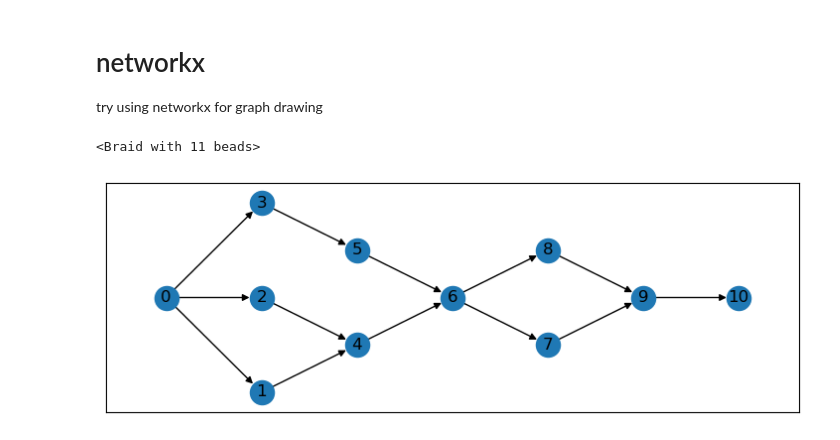
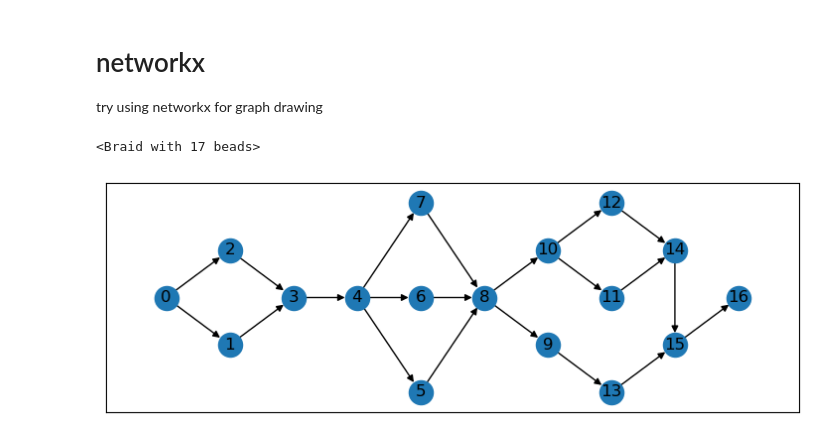
Before and after one commit to samkennerly/braidcoin, a Jupyter notebook: books/networkx.ipynb, the cells around one changed output. Cells and saved outputs as stored; diff of their text form; code cells hidden in the pictures.

Commit message:
Plot a more complex braid

```diff
--- a/books/networkx.ipynb
+++ b/books/networkx.ipynb
@@ -13,30 +13,28 @@ from minernet import *
 # %%
 beads = [
     Bead(0),
-    Bead(1, parents=(0,)),
-    Bead(2, parents=(0,)),
-    Bead(3, parents=(0,)),
-    Bead(4, parents=(1,2)),
-    Bead(5, parents=(3,)),
-    Bead(6, parents=(4,5)),
-    Bead(7, parents=(6,)),
-    Bead(8, parents=(6,)),
-    Bead(9, parents=(7,8)),
-    Bead(10, parents=(9,)),
+    Bead(1, parents={0}),
+    Bead(2, parents={0}),
+    Bead(3, parents={1,2}),
+    Bead(4, parents={3}),
+    Bead(5, parents={4}),
+    Bead(6, parents={4}),
+    Bead(7, parents={4}),
+    Bead(8, parents={5,6,7}),
+    Bead(9, parents={8}),
+    Bead(10, parents={8}),
+    Bead(11, parents={10}),
+    Bead(12, parents={10}),
+    Bead(13, parents={9}),
+    Bead(14, parents={11,12}),
+    Bead(15, parents={13,14}),
+    Bead(16, parents={15}),
 ]
 braid = Braid(beads)
 braid
 # %% [output]
-<Braid with 11 beads>
+<Braid with 17 beads>
-# %%
-links = braid.links
-root = braid.root
-
-graph = DiGraph()
-graph.add_edges_from(links())
-
-pos = bfs_layout(graph, start=root.name)
-fig = figure(figsize=(9,3))
-draw_networkx(graph, pos=pos)
-# %% [output]
-[figure, removed]
+# %%
+_ = braid.plot()
+# %% [output]
+[figure, added]
```
